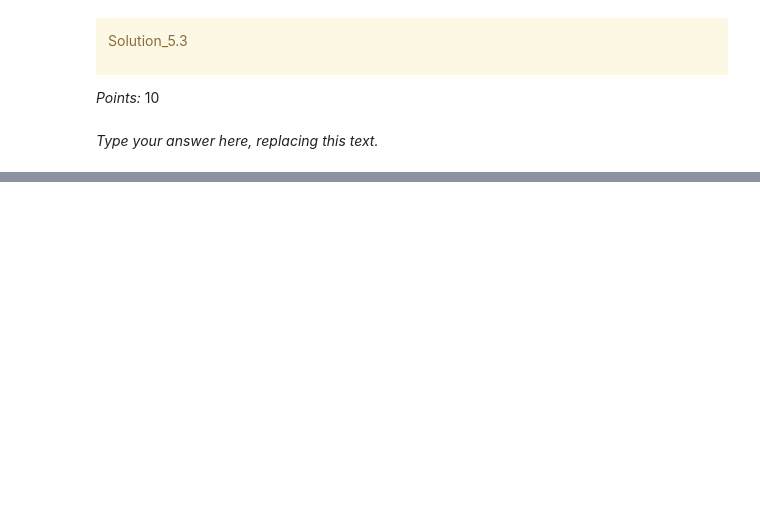
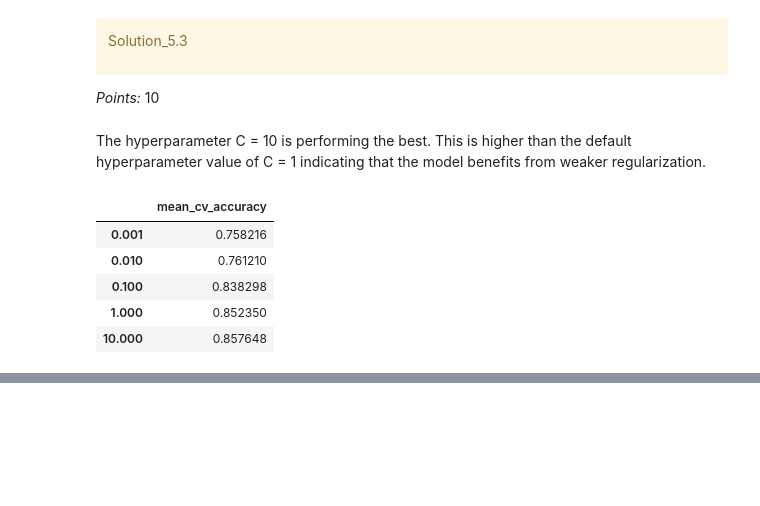
Before and after one commit to moraesand/hw3_330, a Jupyter notebook: hw3.ipynb, the cells around one changed output, grey strips where cells are left out. Drawn from its saved outputs; the diff is of its cells as text; code cells hidden in the pictures; blank space fills up the shorter version.

```diff
--- a/hw3.ipynb
+++ b/hw3.ipynb
@@ -913,7 +913,44 @@ Solution_5.3
 </div>
 
 _Points:_ 10
-# %% [markdown]
-_Type your answer here, replacing this text._
+# %% [markdown]
+The hyperparameter C = 10 is performing the best. This is higher than the default hyperparameter value of C = 1 indicating that the model benefits from weaker regularization.
+# %%
+param_grid = [0.001, 0.01, 0.1, 1, 10]
+
+results_dict = {}
+
+for C in param_grid:
+    pipe = Pipeline(
+        steps=[
+            ("preprocessor", preprocessor),
+            ("svc", SVC(C=C, kernel="rbf"))
+        ]
+    )
+
+    cv_results = cross_validate(
+        pipe,
+        X_train,
+        y_train,
+        cv=5,
+        scoring="accuracy",
+        return_train_score=True,
+        n_jobs=-1
+    )
+
+    results_dict[C] = cv_results["test_score"].mean()
+
+results_df = pd.DataFrame.from_dict(
+    results_dict, orient="index", columns=["mean_cv_accuracy"]
+)
+
+results_df
+# %% [output]
+|  | mean_cv_accuracy |
+| 0.001 | 0.758216 |
+| 0.010 | 0.761210 |
+| 0.100 | 0.838298 |
+| 1.000 | 0.852350 |
+| 10.000 | 0.857648 |
 # %%
 ...
```
Also changed, not shown: parts of 10 cells of this notebook, 1 other file.
